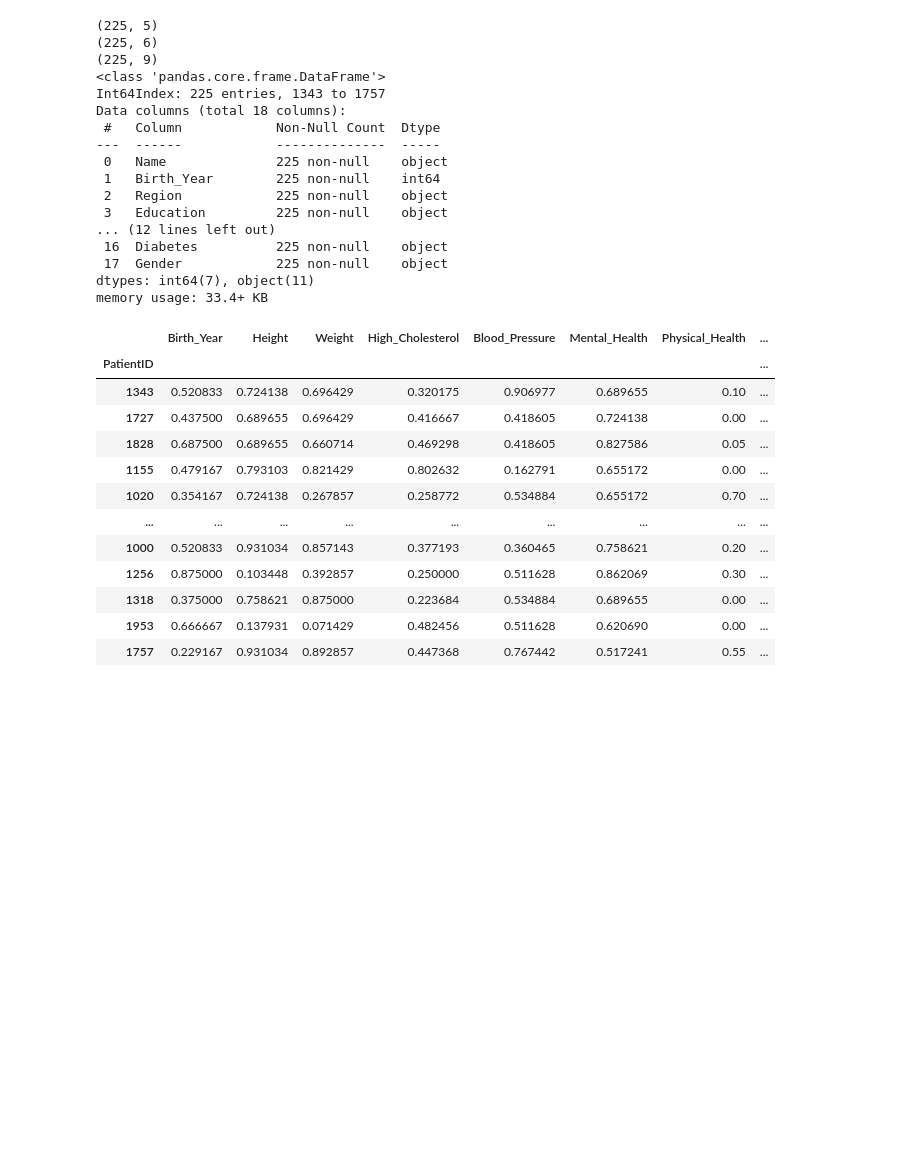
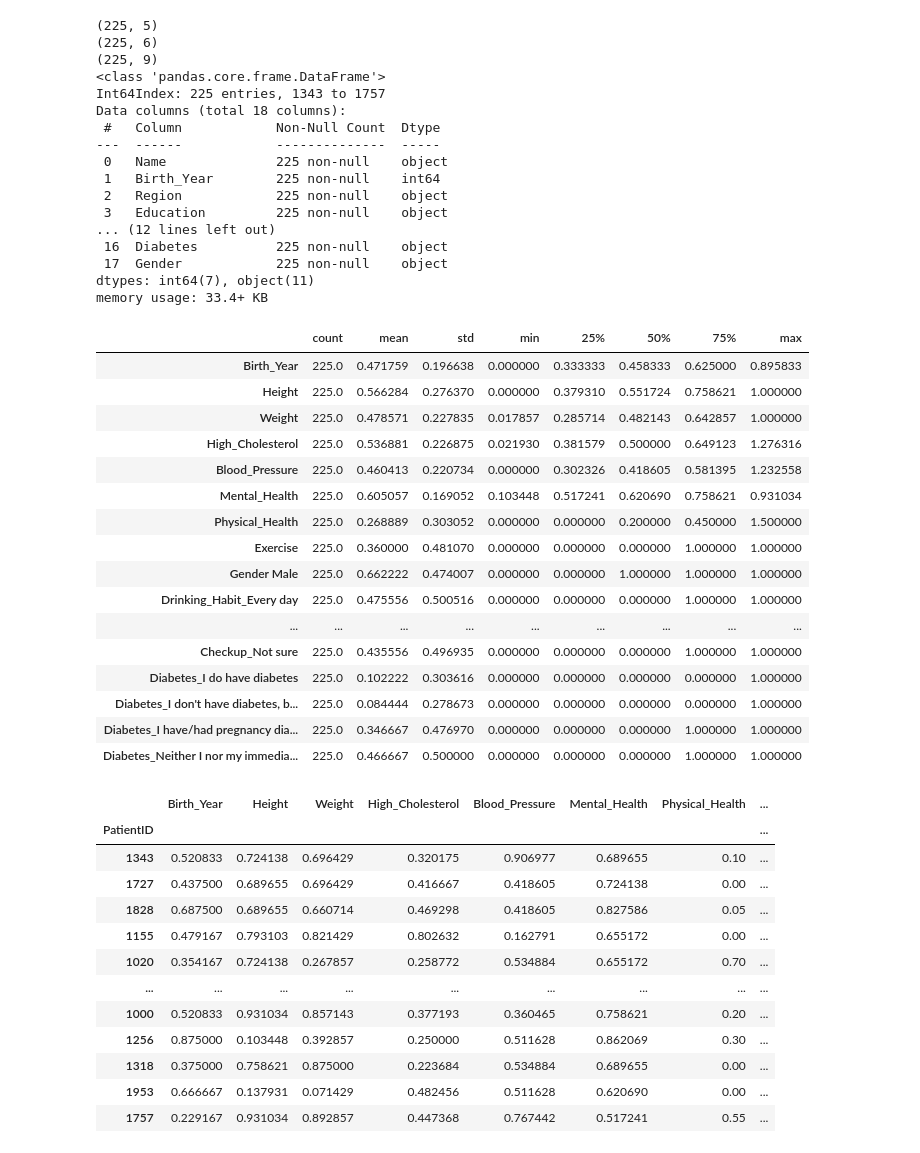
Before and after one commit to henrymmarques/MLProject, a Jupyter notebook: Group03.ipynb, the cells around one changed output. Drawn from its saved outputs; the diff is of its cells as text; code cells hidden in the pictures; blank space fills up the shorter version.

```diff
--- a/Group03.ipynb
+++ b/Group03.ipynb
@@ -1206,6 +1297,26 @@ Data columns (total 18 columns):
  17  Gender            225 non-null    object
 dtypes: int64(7), object(11)
 memory usage: 33.4+ KB
+# %%
+test_data.describe().T
+# %% [output]
+|  | count | mean | std | min | 25% | 50% | 75% | max |
+| Birth_Year | 225.0 | 0.471759 | 0.196638 | 0.000000 | 0.333333 | 0.458333 | 0.625000 | 0.895833 |
+| Height | 225.0 | 0.566284 | 0.276370 | 0.000000 | 0.379310 | 0.551724 | 0.758621 | 1.000000 |
+| Weight | 225.0 | 0.478571 | 0.227835 | 0.017857 | 0.285714 | 0.482143 | 0.642857 | 1.000000 |
+| High_Cholesterol | 225.0 | 0.536881 | 0.226875 | 0.021930 | 0.381579 | 0.500000 | 0.649123 | 1.276316 |
+| Blood_Pressure | 225.0 | 0.460413 | 0.220734 | 0.000000 | 0.302326 | 0.418605 | 0.581395 | 1.232558 |
+| Mental_Health | 225.0 | 0.605057 | 0.169052 | 0.103448 | 0.517241 | 0.620690 | 0.758621 | 0.931034 |
+| Physical_Health | 225.0 | 0.268889 | 0.303052 | 0.000000 | 0.000000 | 0.200000 | 0.450000 | 1.500000 |
+| Exercise | 225.0 | 0.360000 | 0.481070 | 0.000000 | 0.000000 | 0.000000 | 1.000000 | 1.000000 |
+| Gender Male | 225.0 | 0.662222 | 0.474007 | 0.000000 | 0.000000 | 1.000000 | 1.000000 | 1.000000 |
+| Drinking_Habit_Every day | 225.0 | 0.475556 | 0.500516 | 0.000000 | 0.000000 | 0.000000 | 1.000000 | 1.000000 |
+| ... | ... | ... | ... | ... | ... | ... | ... | ... |
+| Checkup_Not sure | 225.0 | 0.435556 | 0.496935 | 0.000000 | 0.000000 | 0.000000 | 1.000000 | 1.000000 |
+| Diabetes_I do have diabetes | 225.0 | 0.102222 | 0.303616 | 0.000000 | 0.000000 | 0.000000 | 0.000000 | 1.000000 |
+| Diabetes_I don't have diabetes, b... | 225.0 | 0.084444 | 0.278673 | 0.000000 | 0.000000 | 0.000000 | 0.000000 | 1.000000 |
+| Diabetes_I have/had pregnancy dia... | 225.0 | 0.346667 | 0.476970 | 0.000000 | 0.000000 | 0.000000 | 1.000000 | 1.000000 |
+| Diabetes_Neither I nor my immedia... | 225.0 | 0.466667 | 0.500000 | 0.000000 | 0.000000 | 0.000000 | 1.000000 | 1.000000 |
 # %%
 test_data
 # %% [output]
```
Also changed, not shown: parts of 8 cells of this notebook, 3 other files.
